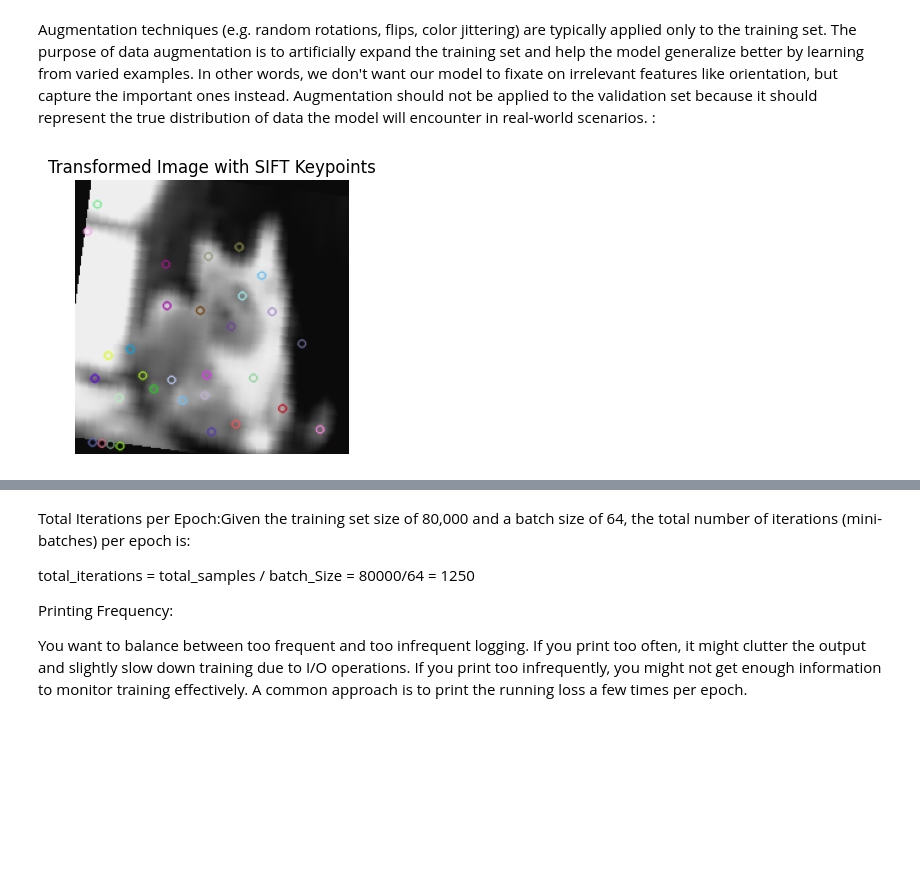
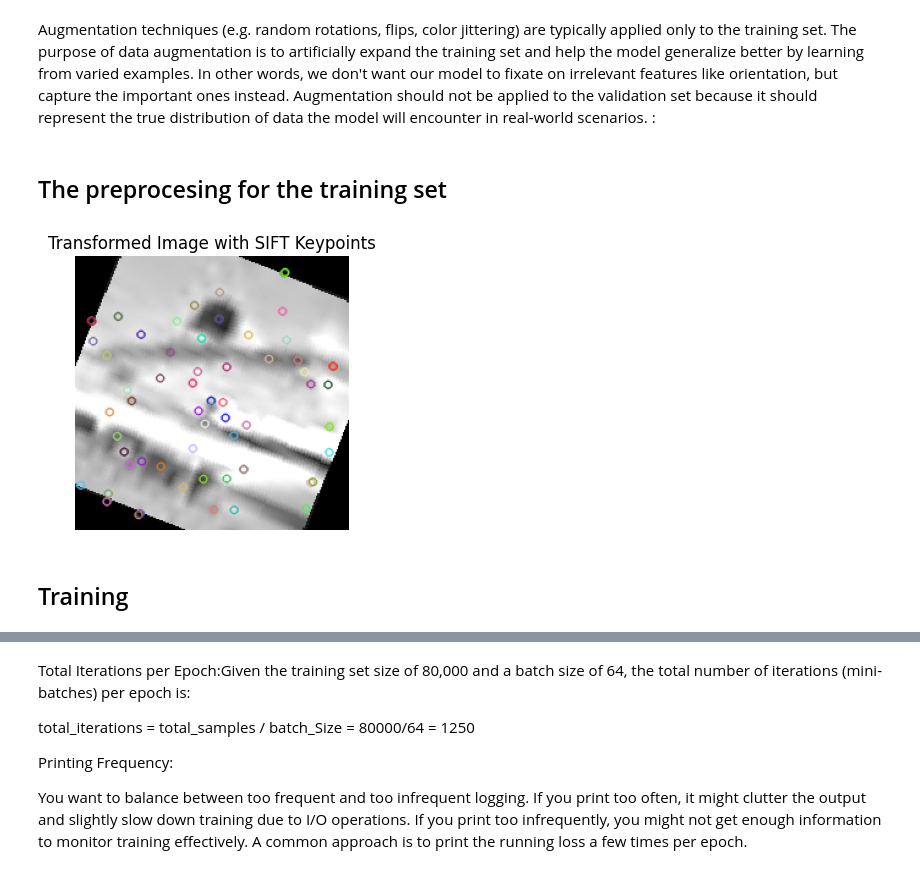
Before and after one commit to stefsyrsiri/synthetic-image-detection, a Jupyter notebook: report.ipynb, the cells around one changed output, grey strips where cells are left out. Drawn from its saved outputs; the diff is of its cells as text; code cells hidden in the pictures; blank space fills up the shorter version.

```diff
--- a/report.ipynb
+++ b/report.ipynb
@@ -244,11 +246,14 @@ plt.show()
 # %% [markdown]
 Augmentation techniques (e.g. random rotations, flips, color jittering) are typically applied only to the training set. The purpose of data augmentation is to artificially expand the training set and help the model generalize better by learning from varied examples. In other words, we don't want our model to fixate on irrelevant features like orientation, but capture the important ones instead. Augmentation should not be applied to the validation set because it should represent the true distribution of data the model will encounter in real-world scenarios.
 :
+# %% [markdown]
+## The preprocesing for the training set
 # %%
-Train_transform = v2.Compose([
+train_transform = v2.Compose([
     # resize image to 232 x 232
     ## all images have a uniform size, which is required for batch processing in neural networks
-    v2.Resize(size=(232, 232), interpolation=InterpolationMode.BILINEAR, antialias=True),
+    # v2.Resize(size=(232, 232), interpolation=InterpolationMode.BILINEAR, antialias=True),
+    v2.Resize(size=(224, 224), interpolation=InterpolationMode.BILINEAR, antialias=True),
 
     ##ensuring that the center of the image is retained. This is a common practice to standardize input sizes for models like those in the ResNet family.
     v2.CenterCrop(224),
@@ -276,23 +281,23 @@ Train_transform = v2.Compose([
 ])
 # %%
 # Load the train dataset and apply the transformation
-train_set.dataset.transform = Train_transform
+train_set.dataset.transform = train_transform
 # %%
 img, label = train_set[1]
 
-Train_transformed_img = Train_transform(img)
+train_transformed_img = train_transform(img)
 
 # Convert PyTorch tensor to numpy array and rearrange dimensions
-Train_transformed_img_np = np.transpose(Train_transformed_img.numpy(), (1, 2, 0))
+train_transformed_img_np = np.transpose(train_transformed_img.numpy(), (1, 2, 0))
 
 
 # Convert to uint8 for OpenCV
-Train_transformed_img_np_uint8 = (Train_transformed_img_np * 255).astype(np.uint8)
+train_transformed_img_np_uint8 = (train_transformed_img_np * 255).astype(np.uint8)
 
 
 # Convert the transformed image to a tensor and add a batch dimension
 #Train_transformed_img = transforms.ToTensor()(Train_transformed_img)
-Train_transformed_img = Train_transformed_img.unsqueeze(0)
+train_transformed_img = train_transformed_img.unsqueeze(0)
 
 #-----------------------------------------------------------#
 
@@ -311,41 +316,40 @@ Train_transformed_img = Train_transformed_img.unsqueeze(0)
 
 # # # Convert features to a numpy array for further processing if needed
 # features_np = features.numpy()
 
 #------------------------------------------------------------#
 
-# # Convert the transformed image to numpy array for SIFT
-Train_transformed_img = Train_transformed_img.squeeze().permute(1, 2, 0).numpy()
-Train_transformed_img = np.clip((Train_transformed_img * np.array([0.229, 0.224, 0.225]) + np.array([0.485, 0.456, 0.406])), 0, 1)
-Train_transformed_img = (Train_transformed_img * 255).astype(np.uint8)
-
-
+# Convert the transformed image to numpy array for SIFT
+train_transformed_img = train_transformed_img.squeeze().permute(1, 2, 0).numpy()
+train_transformed_img = np.clip((train_transformed_img * np.array([0.229, 0.224, 0.225]) + np.array([0.485, 0.456, 0.406])), 0, 1)
+train_transformed_img = (train_transformed_img * 255).astype(np.uint8)
 
 # ##Scale-Invariant Feature Transform (SIFT) algorithm to detect and visualize keypoints in a grayscale version of the image. --SIFT works on single-channel images, so the RGB image is converted to grayscale.
-gray = cv2.cvtColor(Train_transformed_img_np_uint8, cv2.COLOR_RGB2GRAY)
-
+gray = cv2.cvtColor(train_transformed_img_np_uint8, cv2.COLOR_RGB2GRAY)
 
 # Initialize SIFT detector
 sift = cv2.SIFT_create()
 
 # Detect keypoints
 key_points = sift.detect(gray, None)
 
 # Draw keypoints on the image
 img_with_kp = cv2.drawKeypoints(gray, key_points, None)
 
 # Create a figure
 fig = plt.figure(figsize=(12, 6))
 
 # Convert image from BGR to RGB for matplotlib
 img_rgb = cv2.cvtColor(img_with_kp, cv2.COLOR_BGR2RGB)
 
 fig.add_subplot(1, 3, 3)
 plt.imshow(img_rgb)
 plt.axis('off')
 plt.title("Transformed Image with SIFT Keypoints")
 plt.show()
 # %% [output]
-[figure, old version]
+[figure, new version]
+# %% [markdown]
+## Training
 # %%
 # Batch size - change if we get an Out Of Memory error
```
Also changed, not shown: parts of 30 cells of this notebook.
